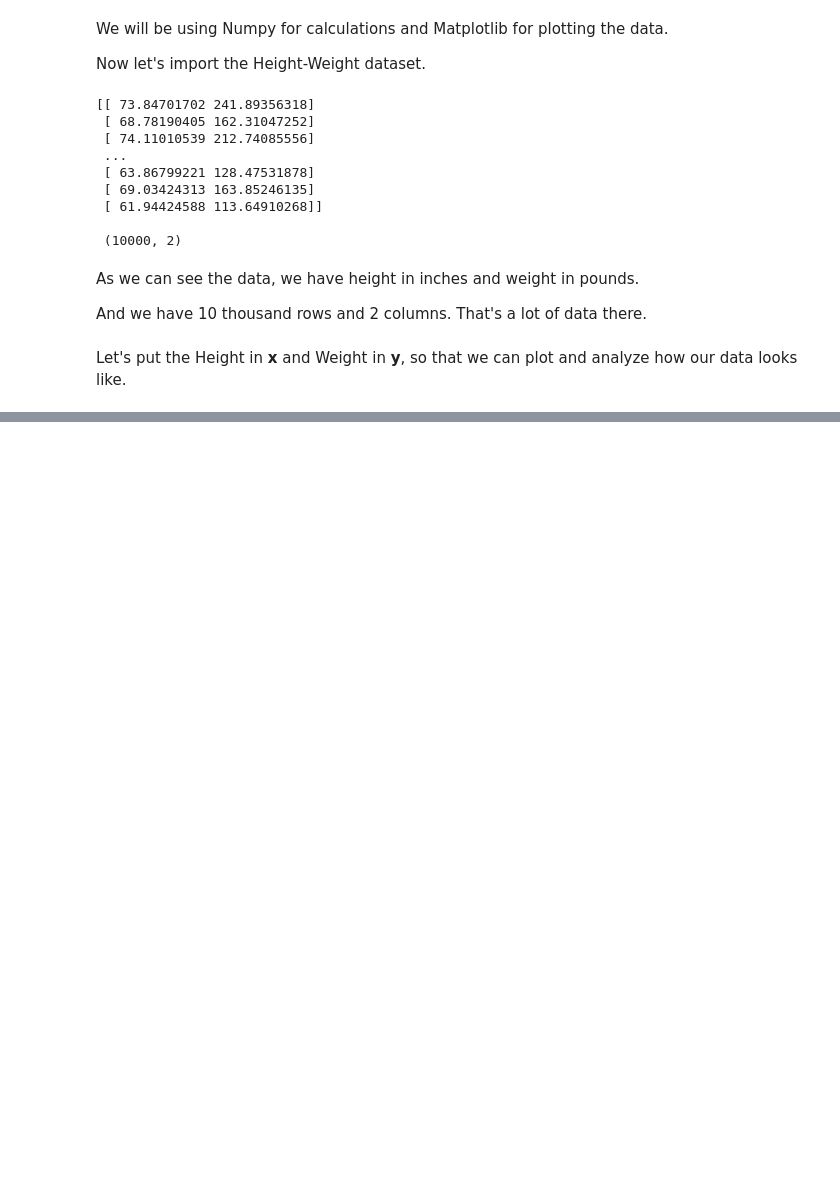
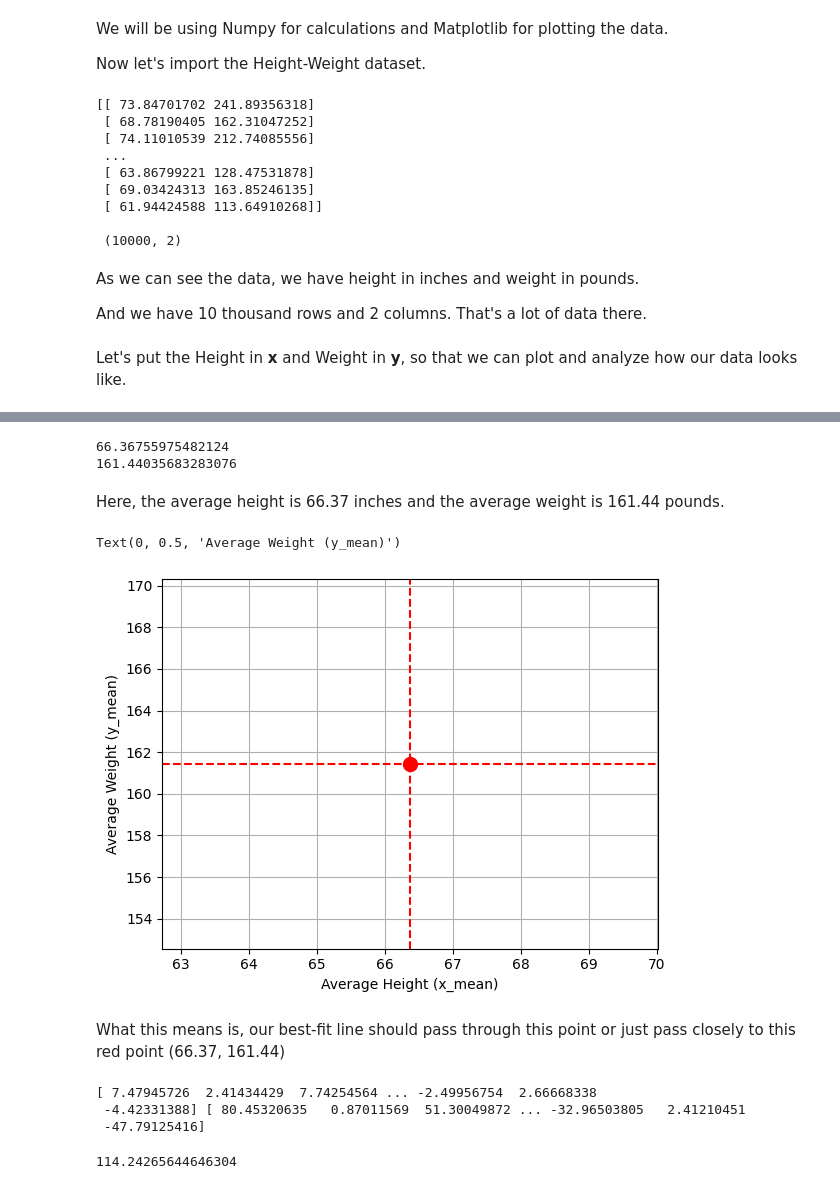
Before and after one commit to suyogly/linear-regression, a Jupyter notebook: intro.ipynb, the cells around one changed output, grey strips where cells are left out. Drawn from its saved outputs; the diff is of its cells as text; code cells hidden in the pictures; blank space fills up the shorter version.

```diff
--- a/intro.ipynb
+++ b/intro.ipynb
@@ -75,0 +102,41 @@ Here, we need to find what is the best pattern of height-weight that defines thi
+# %%
+# 1. Calculating the average of x and y
+
+x_mean = np.mean(x)
+y_mean = np.mean(y)
+
+print(x_mean)
+print(y_mean)
+# %% [output]
+66.36755975482124
+161.44035683283076
+# %% [markdown]
+Here, the average height is 66.37 inches and the average weight is 161.44 pounds.
+# %%
+plt.axvline(x=x_mean, color='red', linestyle='--', label=f'Average Height: {x_mean:.1f}')
+plt.axhline(y=y_mean, color='red', linestyle='--', label=f'Average Weight: {y_mean:.1f}')
+
+plt.scatter(x_mean, y_mean, color="red", s=100)
+plt.grid(True)
+plt.xlabel("Average Height (x_mean)")
+plt.ylabel("Average Weight (y_mean)")
+# %% [output]
+Text(0, 0.5, 'Average Weight (y_mean)')
+[figure, added]
+# %% [markdown]
+What this means is, our best-fit line should pass through this point or just pass closely to this red point (66.37, 161.44)
+# %%
+# 2. Calculate how much x and y vary together (Σ[(xi - x̄)(yi - ȳ)])
+
+x_deviation = x - x_mean
+y_deviation = y - y_mean
+
+print(x_deviation, y_deviation)
+
+covariance = np.sum(x_deviation * y_deviation)/(len(x)-1) # or we can just use x_deviation
+covariance
+# %% [output]
+[ 7.47945726  2.41434429  7.74254564 ... -2.49956754  2.66668338
+ -4.42331388] [ 80.45320635   0.87011569  51.30049872 ... -32.96503805   2.41210451
+ -47.79125416]
+114.24265644646304
```
Also changed, not shown: parts of 13 cells of this notebook.
